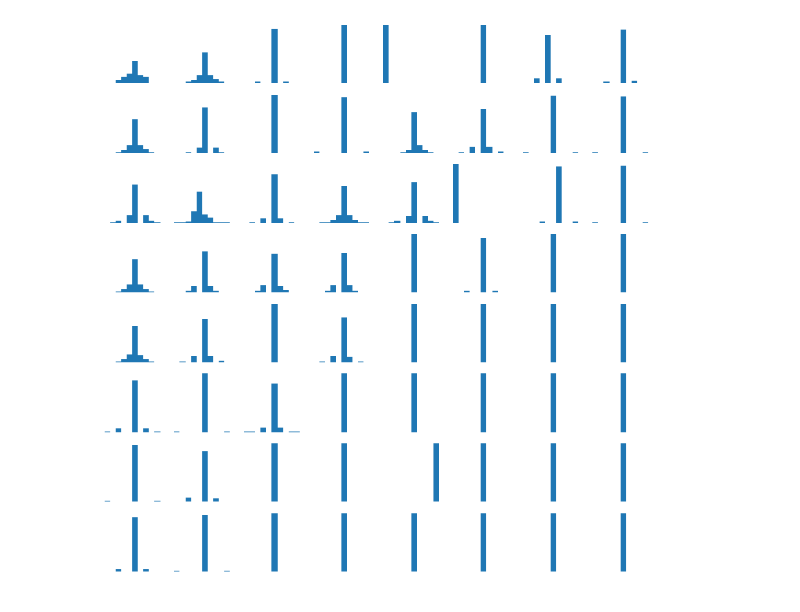
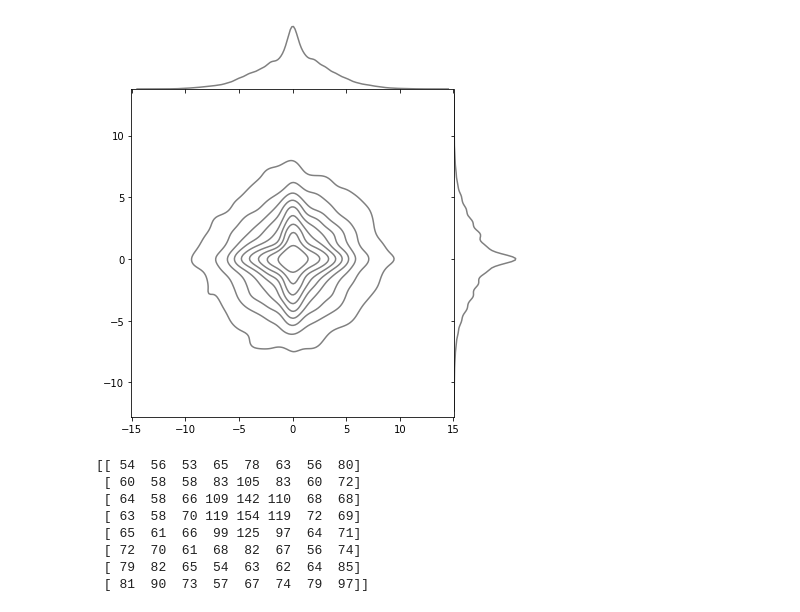
Before and after one commit to ttaburet/jpegtools, a Jupyter notebook: Samples DCT.ipynb, the cells around one changed output. Drawn from its saved outputs; the diff is of its cells as text; code cells hidden in the pictures.

```diff
--- a/Samples DCT.ipynb
+++ b/Samples DCT.ipynb
@@ -59,10 +61,12 @@ plt.show()
-# %%
-fig, axs = plt.subplots(figsize = (10, 10), nrows = 8, ncols = 8, sharey=True, tight_layout=True)
-x = jpeg_file_double_compression[0, :, 0]
-
-for i in range(8**2):
-    axs[i//8, i%8].hist(x[i::64])
-    axs[i//8, i%8].axis('off')
-plt.show()
-# %% [output]
-[figure, removed]
+# %%
+# library & dataset
+import seaborn as sns
+import matplotlib.pyplot as plt
+df = sns.load_dataset('iris')
+
+# No space
+sns.jointplot(x=X[:, 1], y=X[:, 2], kind='kde', color="grey", space=0)
+
+plt.show()
+# %% [output]
+[figure, added]
@@ -68,0 +100,20 @@ plt.show()
+# %%
+np.set_printoptions(suppress=True) #Avoid scientific printing
+jpeg_file_simple_compression = JPEG(A).toBlocksView()\
+                                .DCT()\
+                                .Quantize(Q_50).Round()\
+                                .Dequantize(Q_50).Round()\
+                                .IDCT().Round().toStandardView()\
+                                .output()
+
+B = jpeg_file_simple_compression.reshape((8, 8))
+print(B)
+# %% [output]
+[[ 54  56  53  65  78  63  56  80]
+ [ 60  58  58  83 105  83  60  72]
+ [ 64  58  66 109 142 110  68  68]
+ [ 63  58  70 119 154 119  72  69]
+ [ 65  61  66  99 125  97  64  71]
+ [ 72  70  61  68  82  67  56  74]
+ [ 79  82  65  54  63  62  64  85]
+ [ 81  90  73  57  67  74  79  97]]
```
Also changed, not shown: parts of 6 cells of this notebook, 1 other file.
